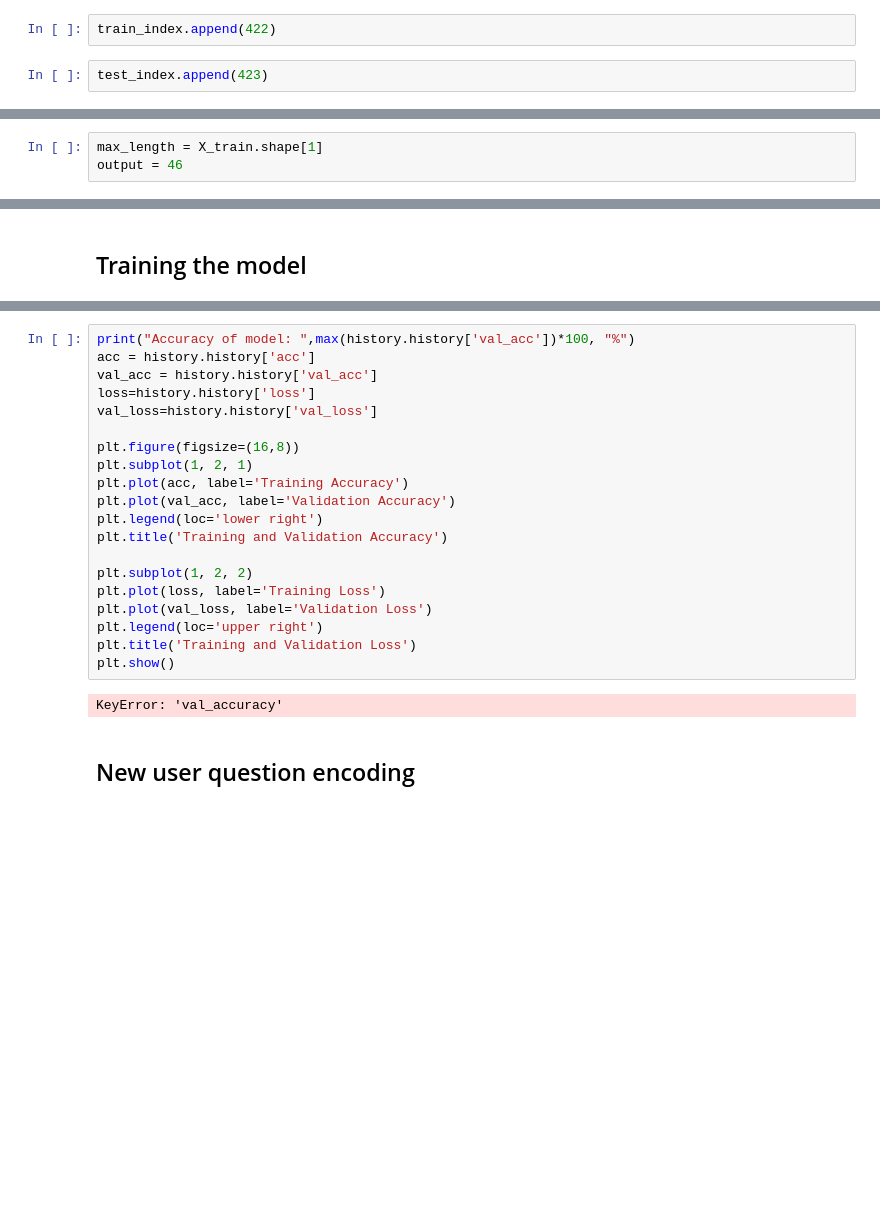
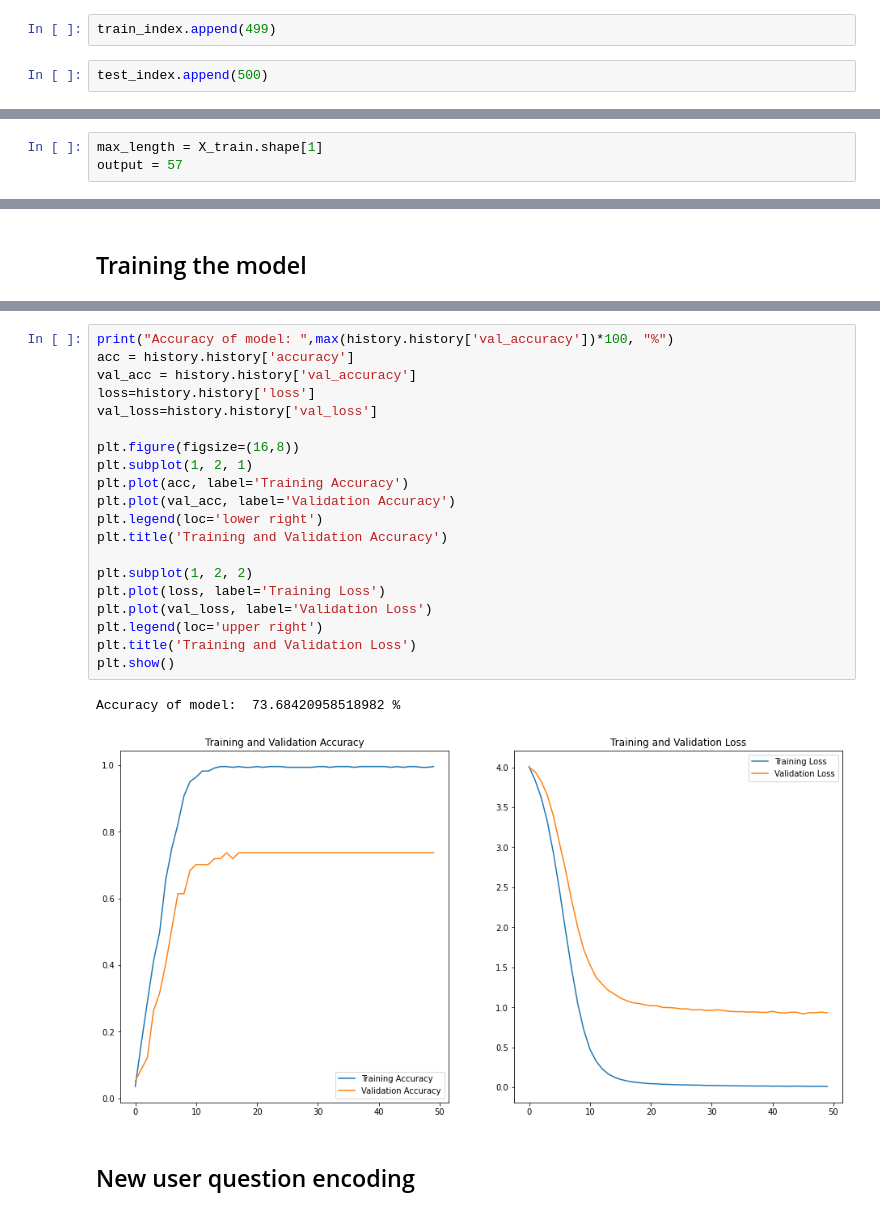
Before and after one commit to DevPriSha/Prashn, a Jupyter notebook: IGDTUW_Bot.ipynb, the cells around one changed output, grey strips where cells are left out. Cells and saved outputs as stored; diff of their text form; blank space fills up the shorter version.

Commit message:
update model

```diff
--- a/IGDTUW_Bot.ipynb
+++ b/IGDTUW_Bot.ipynb
@@ -274,9 +278,9 @@ df_encoded.fillna(0, inplace = True)
 # %% [markdown]
 #### train test split
 # %%
-train_index.append(422)
+train_index.append(499)
 # %%
-test_index.append(423)
+test_index.append(500)
 # %% [markdown]
 #### Converting dataset to machine readable form using label encoding
 # %%
@@ -378,6 +382,6 @@ print(X_train.shape, y_train.shape, X_test.shape, y_test.shape)
 # %%
 max_length = X_train.shape[1]
-output = 46
+output = 57
 # %%
 max_length
 # %% [output]
@@ -468,25 +474,26 @@ Epoch 00050: val_loss improved from 0.72911 to 0.72697, saving model to model-v1
 # %%
-print("Accuracy of model: ",max(history.history['val_acc'])*100, "%")
-acc = history.history['acc']
-val_acc = history.history['val_acc']
+print("Accuracy of model: ",max(history.history['val_accuracy'])*100, "%")
+acc = history.history['accuracy']
+val_acc = history.history['val_accuracy']
 loss=history.history['loss']
 val_loss=history.history['val_loss']
 
 plt.figure(figsize=(16,8))
 plt.subplot(1, 2, 1)
 plt.plot(acc, label='Training Accuracy')
 plt.plot(val_acc, label='Validation Accuracy')
 plt.legend(loc='lower right')
 plt.title('Training and Validation Accuracy')
 
 plt.subplot(1, 2, 2)
 plt.plot(loss, label='Training Loss')
 plt.plot(val_loss, label='Validation Loss')
 plt.legend(loc='upper right')
 plt.title('Training and Validation Loss')
 plt.show()
 # %% [output]
-KeyError: 'val_accuracy'
+Accuracy of model:  73.68420958518982 %
+[figure, added]
 # %% [markdown]
 ## New user question encoding
 # %%
```
Also changed, not shown: parts of 24 cells of this notebook, 14 other files.
